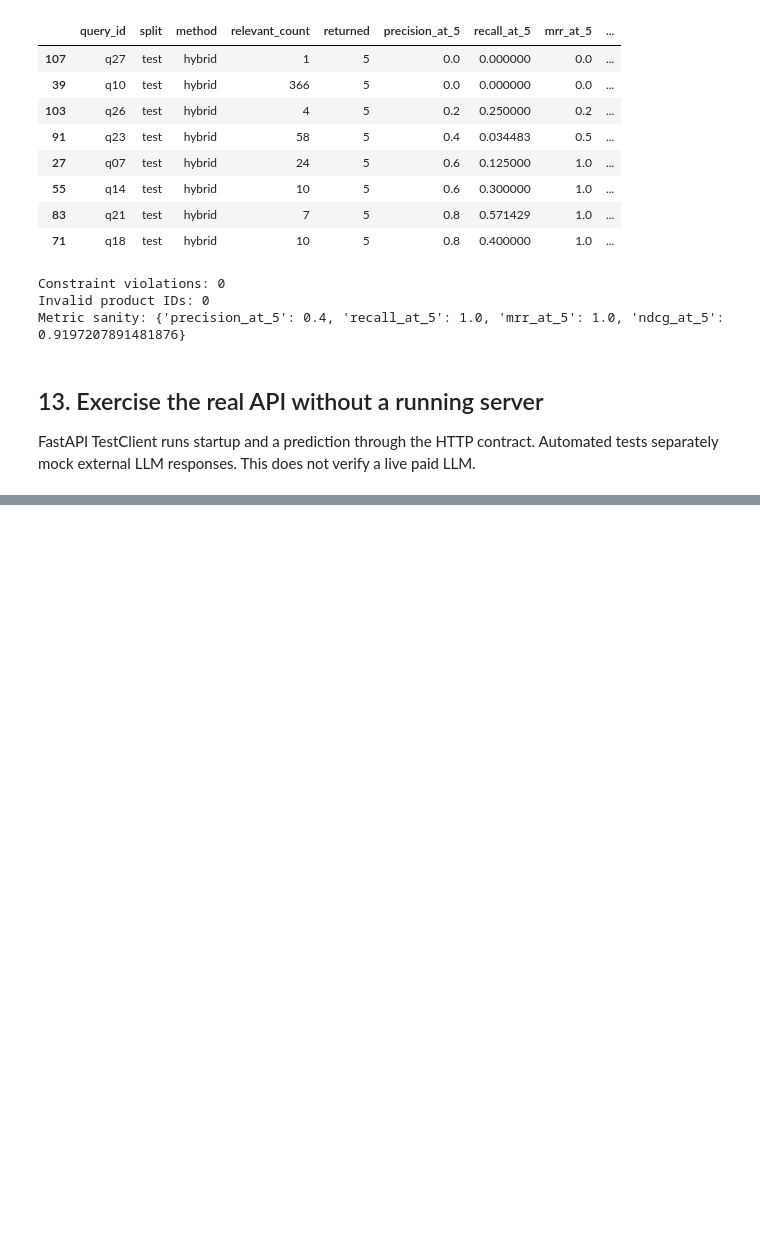
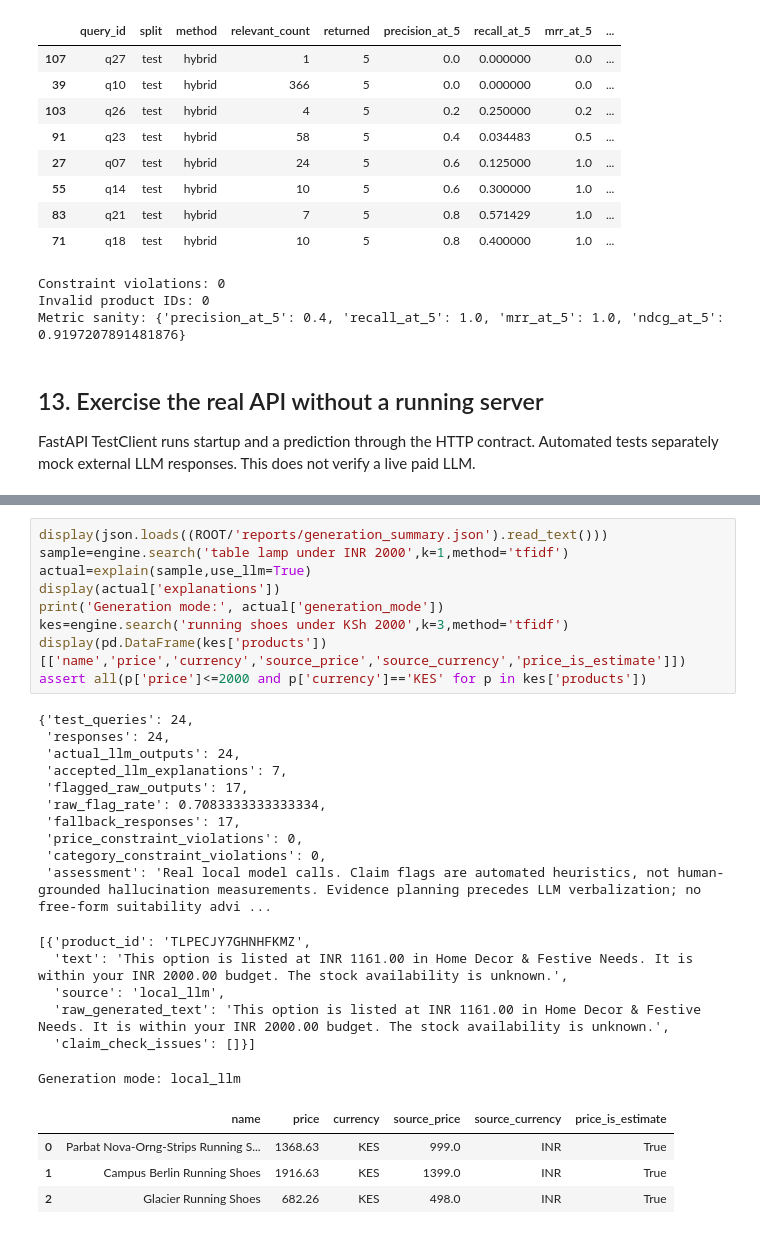
Before and after one commit to afrochic/RetailAssistant, a Jupyter notebook: notebooks/RetailAssist_walkthrough.ipynb, the cells around one changed output, grey strips where cells are left out. Cells and saved outputs as stored; diff of their text form; blank space fills up the shorter version.

Commit message:
Document actual generation evaluation, KES provenance and public-artifact setup

```diff
--- a/notebooks/RetailAssist_walkthrough.ipynb
+++ b/notebooks/RetailAssist_walkthrough.ipynb
@@ -381,0 +389,30 @@ The redesigned application includes Ask RetailAssist (semantic AI with determini
+# %%
+display(json.loads((ROOT/'reports/generation_summary.json').read_text()))
+sample=engine.search('table lamp under INR 2000',k=1,method='tfidf')
+actual=explain(sample,use_llm=True)
+display(actual['explanations'])
+print('Generation mode:', actual['generation_mode'])
+kes=engine.search('running shoes under KSh 2000',k=3,method='tfidf')
+display(pd.DataFrame(kes['products'])[['name','price','currency','source_price','source_currency','price_is_estimate']])
+assert all(p['price']<=2000 and p['currency']=='KES' for p in kes['products'])
+# %% [output]
+{'test_queries': 24,
+ 'responses': 24,
+ 'actual_llm_outputs': 24,
+ 'accepted_llm_explanations': 7,
+ 'flagged_raw_outputs': 17,
+ 'raw_flag_rate': 0.7083333333333334,
+ 'fallback_responses': 17,
+ 'price_constraint_violations': 0,
+ 'category_constraint_violations': 0,
+ 'assessment': 'Real local model calls. Claim flags are automated heuristics, not human-grounded hallucination measurements. Evidence planning precedes LLM verbalization; no free-form suitability advi ...
+[{'product_id': 'TLPECJY7GHNHFKMZ',
+  'text': 'This option is listed at INR 1161.00 in Home Decor & Festive Needs. It is within your INR 2000.00 budget. The stock availability is unknown.',
+  'source': 'local_llm',
+  'raw_generated_text': 'This option is listed at INR 1161.00 in Home Decor & Festive Needs. It is within your INR 2000.00 budget. The stock availability is unknown.',
+  'claim_check_issues': []}]
+Generation mode: local_llm
+|  | name | price | currency | source_price | source_currency | price_is_estimate |
+| 0 | Parbat Nova-Orng-Strips Running S... | 1368.63 | KES | 999.0 | INR | True |
+| 1 | Campus Berlin Running Shoes | 1916.63 | KES | 1399.0 | INR | True |
+| 2 | Glacier Running Shoes | 682.26 | KES | 498.0 | INR | True |
```
Also changed, not shown: parts of 8 cells of this notebook, 14 other files.
